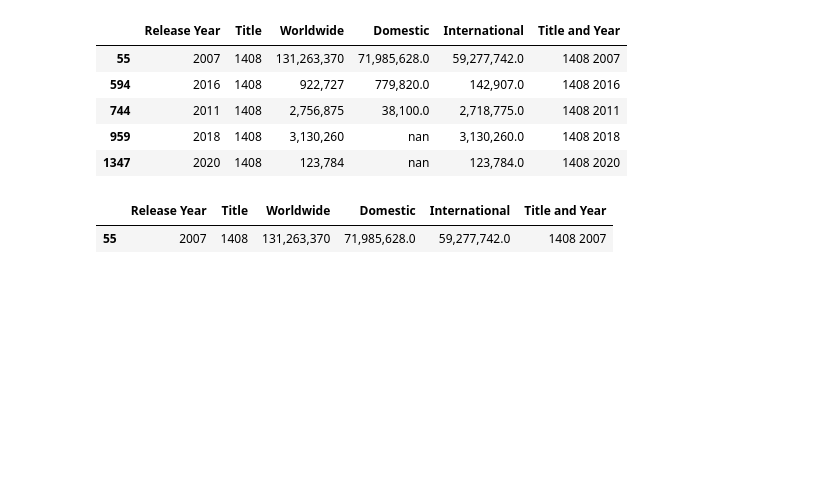
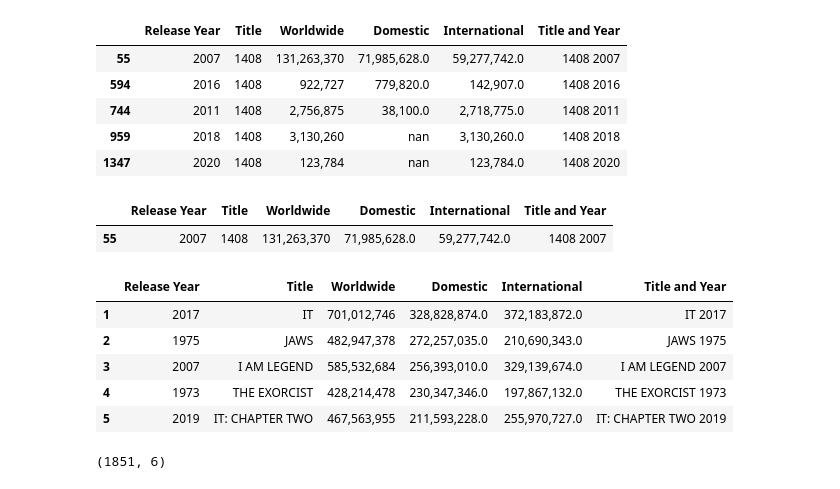
Before and after one commit to RobertRLunn/RLDA7capstone, a Jupyter notebook: notebook/movieanalysis.ipynb, the cells around one changed output. Cells and saved outputs as stored; diff of their text form; code cells hidden in the pictures; blank space fills up the shorter version.

```diff
--- a/notebook/movieanalysis.ipynb
+++ b/notebook/movieanalysis.ipynb
@@ -323,5 +333,0 @@ wwbo = wwbo.drop(1347)
-# %%
-wwbo.loc[(wwbo['Title'] == '1408')]
-# %% [output]
-|  | Release Year | Title | Worldwide | Domestic | International | Title and Year |
-| 55 | 2007 | 1408 | 131,263,370 | 71,985,628.0 | 59,277,742.0 | 1408 2007 |
@@ -328,2 +341,20 @@ wwbo.loc[(wwbo['Title'] == '1408')]
+# %%
+wwbo.loc[(wwbo['Title'] == '1408')]
+# %% [output]
+|  | Release Year | Title | Worldwide | Domestic | International | Title and Year |
+| 55 | 2007 | 1408 | 131,263,370 | 71,985,628.0 | 59,277,742.0 | 1408 2007 |
 # %%
 ##1408 is returning too many times in wwbo because of NAN replacement. convert the others to string instead of floats and try fuzzy matching again.
+# %%
+wwbo.head()
+# %% [output]
+|  | Release Year | Title | Worldwide | Domestic | International | Title and Year |
+| 1 | 2017 | IT | 701,012,746 | 328,828,874.0 | 372,183,872.0 | IT 2017 |
+| 2 | 1975 | JAWS | 482,947,378 | 272,257,035.0 | 210,690,343.0 | JAWS 1975 |
+| 3 | 2007 | I AM LEGEND | 585,532,684 | 256,393,010.0 | 329,139,674.0 | I AM LEGEND 2007 |
+| 4 | 1973 | THE EXORCIST | 428,214,478 | 230,347,346.0 | 197,867,132.0 | THE EXORCIST 1973 |
+| 5 | 2019 | IT: CHAPTER TWO | 467,563,955 | 211,593,228.0 | 255,970,727.0 | IT: CHAPTER TWO 2019 |
+# %%
+wwbo.shape
+# %% [output]
+(1851, 6)
```
Also changed, not shown: parts of 27 cells of this notebook.
